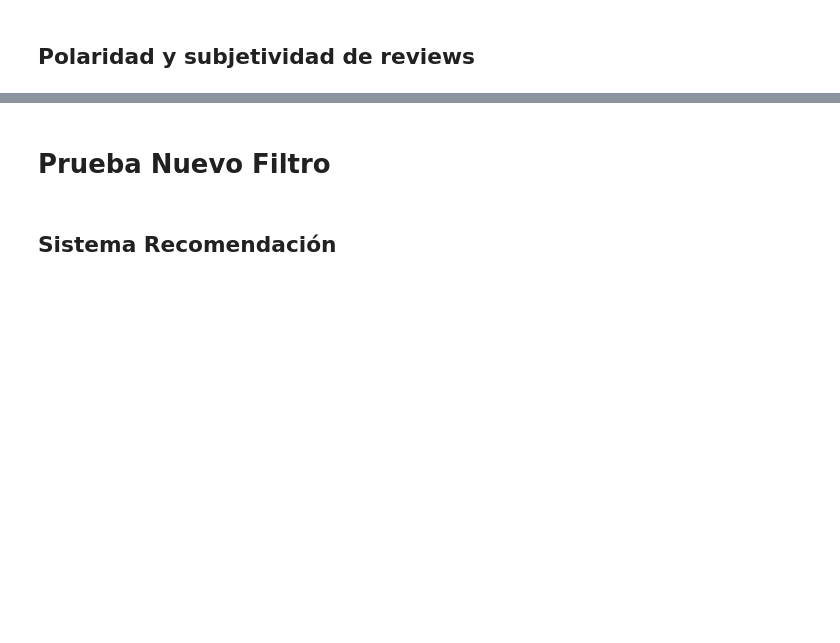
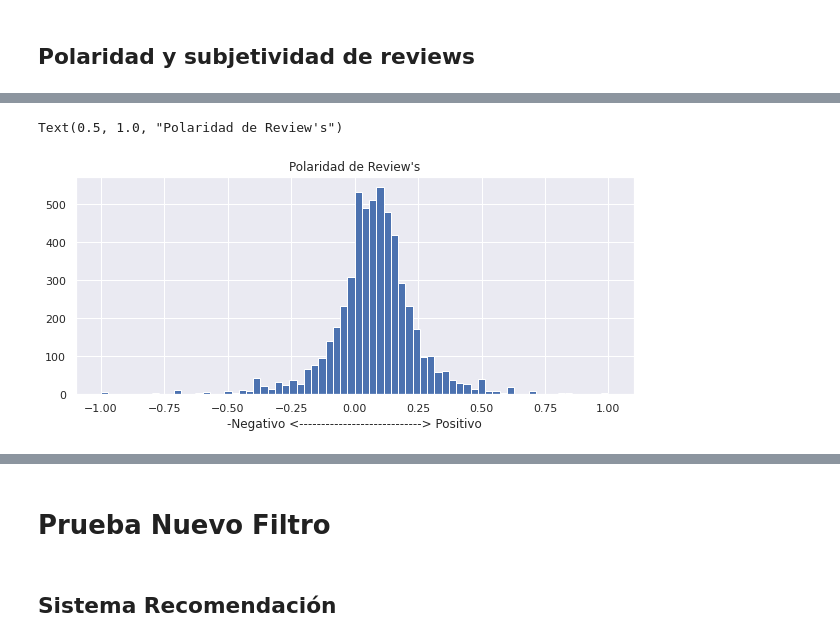
Before and after one commit to nestorjuarezR/Data_Science, a Jupyter notebook: Proyecto3.ipynb, the cells around one changed output, grey strips where cells are left out. Saved outputs shown, nothing was run; the diff lists cells and outputs as text; code cells hidden in the pictures; blank space fills up the shorter version.

```diff
--- a/Proyecto3.ipynb
+++ b/Proyecto3.ipynb
@@ -414,19 +452,19 @@ comentario
 #Creacion de una nueva columna con la polaridad de la review
 comentarios = []
 
-for i in range(df_reviews.shape[0]):
-  comentario = df_reviews.xtext.iloc[i]
+for i in range(df_sub.shape[0]):
+  comentario = df_sub.xtext.iloc[i]
   comentario = TextBlob(comentario).polarity
   comentarios.append(comentario)
 
-df_reviews['polariy'] = comentarios
+df_sub['polarity'] = comentarios
 # %%
 #Creacion de una nueva columna con la subjetividad de la revoew
 comentarios = []
 
-for i in range(df_reviews.shape[0]):
-  comentario = df_reviews.xtext.iloc[i]
+for i in range(df_sub.shape[0]):
+  comentario = df_sub.xtext.iloc[i]
   comentario = TextBlob(comentario).subjectivity
   comentarios.append(comentario)
 
-df_reviews['subjectivity'] = comentarios
+df_sub['subjectivity'] = comentarios
@@ -432,0 +491,4 @@ df_reviews['subjectivity'] = comentarios
+# %%
+#Data de videojuego con el promedio de polaridad en sus reviews
+ratings = pd.DataFrame(df_sub.groupby('title')['polarity'].mean())
+ratings.head()
@@ -432,0 +503,4 @@ df_reviews['subjectivity'] = comentarios
+# %%
+#Nueva columna, el numero de reviews recibidas por videojuego
+ratings['num of ratings'] = pd.DataFrame(df_sub.groupby('title')['polarity'].count())
+ratings.head()
@@ -432,0 +515,8 @@ df_reviews['subjectivity'] = comentarios
+# %%
+plt.figure(figsize=(10,4))
+ratings['polarity'].hist(bins=70)
+plt.xlabel('-Negativo <----------------------------> Positivo')
+plt.title("Polaridad de Review's")
+# %% [output]
+Text(0.5, 1.0, "Polaridad de Review's")
+[figure, added]
```
Also changed, not shown: parts of 145 cells of this notebook.
